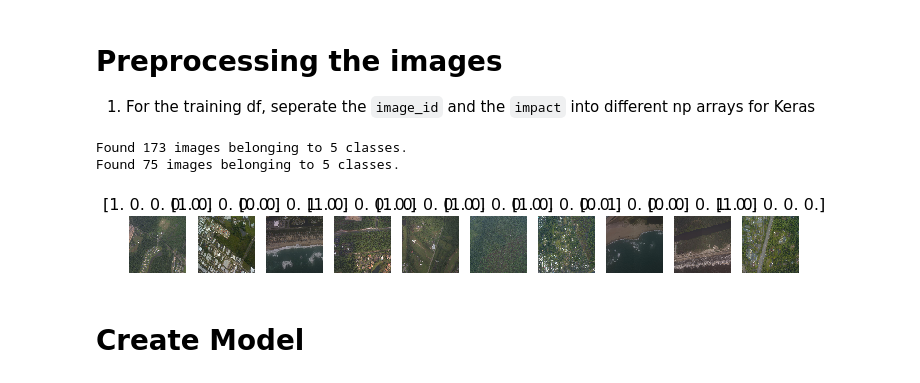
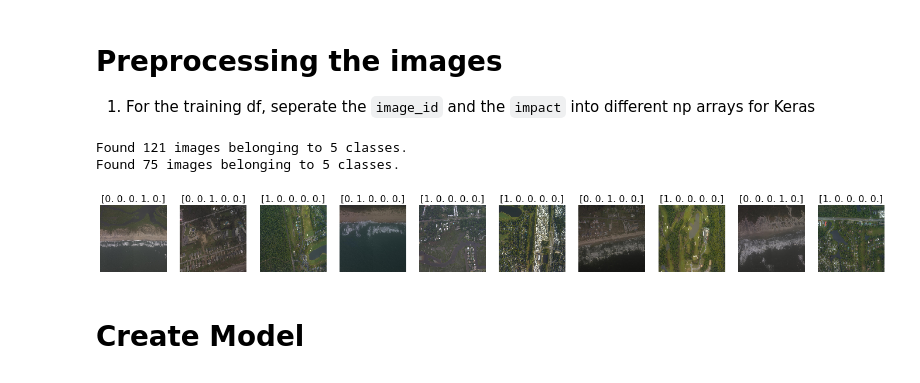
Before and after one commit to UNCG-CSE/Poststorm_Imagery, a Jupyter notebook: src/python/psic/stats/tagging_stats/cnn_test.ipynb, the cells around one changed output. Cells and saved outputs as stored; diff of their text form; code cells hidden in the pictures.

Commit message:
HELLLAAAA IT TRAINS

```diff
--- a/src/python/psic/stats/tagging_stats/cnn_test.ipynb
+++ b/src/python/psic/stats/tagging_stats/cnn_test.ipynb
@@ -33,9 +33,11 @@ PATH_TO_IMAGES = os.path.join(PATH_TO_FILE_STREAM, 'small\\Florence\\20180917a_j
 PATH_TO_TAG_CSV = os.path.join(SELF_PATH, '../tagging_data.csv')
 
 TEST_TO_TRAIN_RATIO = 0.3
+VALIDATION_TO_TRAIN_RATIO = 0.3
 
 TRAINING_IMAGE_FOLDER = "..\\_training_images"
 TESTING_IMAGE_FOLDER = "..\\_testing_images"
+VALIDATION_IMAGE_FOLDER = "..\\_validation_images"
 
 IMPACT_CLASSES = ['0','1','2','3','4']
 # %% [markdown]
@@ -84,15 +101,6 @@ Create the two training and test folders, and in each have a folder where the fo
 # %%
-try:
-    os.mkdir(TRAINING_IMAGE_FOLDER)
-except:
-  pass
 
-try:
-    os.mkdir(TESTING_IMAGE_FOLDER)
-except:
-  pass
-
-for i in range(0,5):
+for i in IMPACT_CLASSES:
     try:
          os.mkdir(os.path.join(TRAINING_IMAGE_FOLDER, f'{i}'))
     except:
@@ -102,6 +110,11 @@ for i in range(0,5):
          os.mkdir(os.path.join(TESTING_IMAGE_FOLDER, f'{i}'))
     except:
         pass
+
+    try:
+         os.mkdir(os.path.join(VALIDATION_IMAGE_FOLDER, f'{i}'))
+    except:
+        pass
 # %% [markdown]
 Copy our training and test images into their respective folders, while keeping metadata with copy2
 # %%
@@ -119,22 +137,22 @@ for index, row in df_testing_images.iterrows():
 
 1. For the training df, seperate the `image_id` and the `impact` into different np arrays for Keras
 # %%
-# image_samples = np.array(range(0,len(df_training_images['impact'])))#df_impact_images['image_id'].to_numpy()
-# image_labels = df_training_images['impact'].to_numpy()
-
 training_batch = ImageDataGenerator().flow_from_directory(TRAINING_IMAGE_FOLDER, target_size = (128,128), classes = IMPACT_CLASSES, batch_size = 10)
 testing_batch = ImageDataGenerator().flow_from_directory(TESTING_IMAGE_FOLDER, target_size = (128,128), classes = IMPACT_CLASSES, batch_size = 4)
+validation_batch = ImageDataGenerator().flow_from_directory(VALIDATION_IMAGE_FOLDER, target_size = (128,128), classes = IMPACT_CLASSES, batch_size = 4)
 # %% [output]
-Found 173 images belonging to 5 classes.
+Found 121 images belonging to 5 classes.
 Found 75 images belonging to 5 classes.
 # %%
-def plots(ims, figsize=(120,60), rows=1, interp=False, titles=None):
+def plots(ims, figsize=(12,6), rows=1, interp=False, titles=None):
     if type(ims[0]) is np.ndarray:
         ims = np.array(ims).astype(np.uint8)
         if (ims.shape[-1] != 3):
             ims = ims.transpose((0,2,3,1))
+
     f = plt.figure(figsize=figsize)
     cols = len(ims)//rows if len(ims) % 2 == 0 else len(ims)//rows + 1
+
     for i in range(len(ims)):
         sp = f.add_subplot(rows, cols, i+1)
         sp.axis('Off')
@@ -143,8 +161,8 @@ def plots(ims, figsize=(120,60), rows=1, interp=False, titles=None):
         plt.imshow(ims[i], interpolation=None if interp else 'none')
 # %%
 imgs, labels = next(training_batch)
-plots(imgs,titles=labels)
+plots(imgs,titles=labels,figsize=(24,6),rows = 1)
 # %% [output]
-[figure, old version]
+[figure, new version]
 # %% [markdown]
 # Create Model
```
Also changed, not shown: parts of 10 cells of this notebook.
